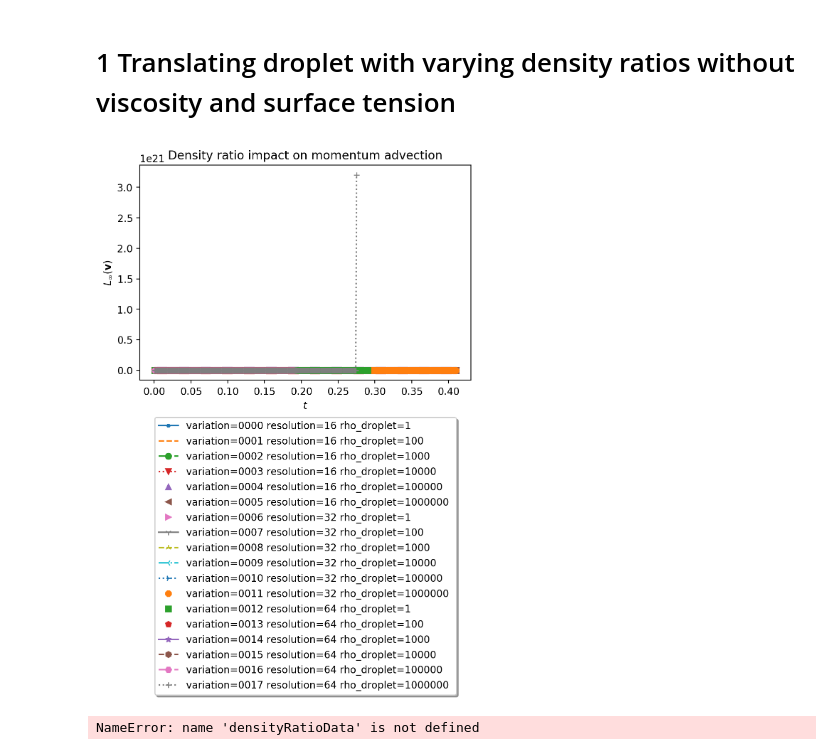
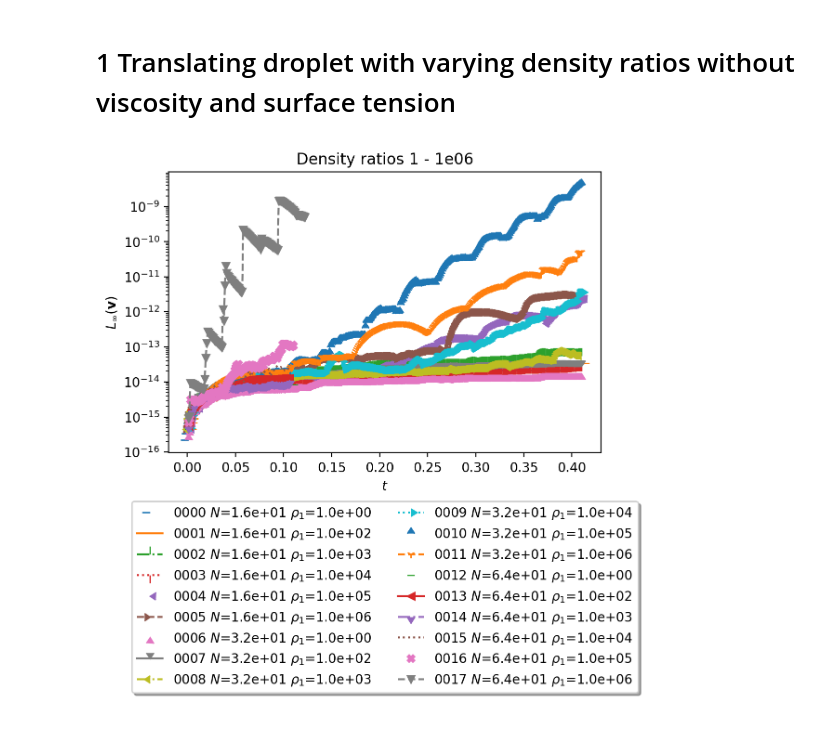
Before and after one commit to CRC-1194/lent, a Jupyter notebook: cases/flow-solution/translating-droplet/three-dimensional/translating-droplet-3D.ipynb, the cells around one changed output. Drawn from its saved outputs; the diff is of its cells as text; code cells hidden in the pictures.

Commit message:
Translating droplet plotting improved

```diff
--- a/cases/flow-solution/translating-droplet/three-dimensional/translating-droplet-3D.ipynb
+++ b/cases/flow-solution/translating-droplet/three-dimensional/translating-droplet-3D.ipynb
@@ -32,20 +33,18 @@ from matplotlib import rcParams
 rcParams["figure.dpi"] = 200
 # %%
 densityRatioAgglom  = datglom.data_agglomerator("densityRatioInfluence.parameter",
-                                                "densityRatioInfluence.parameter_00000_template_copy_block",
+                                                "r7domain-densityRatioInfluence.parameter_00000_template_copy_block",
                                                 "stationaryDropletResults.csv")
 
 densityRatioDframe = densityRatioAgglom.study_dataframe()
 
-columnsDict={"x" : "time", "xsymb" : r"$t$",
-             "y" : "Linf velocity error",
-             "ysymb" : r"$L_\infty(\mathbf{v})$"};
+plotDict={"x" : "time", "xsymb" : r"$t$",
+          "y" : "Linf velocity error",
+          "ysymb" : r"$L_\infty(\mathbf{v})$",
+          "resolution" : r"$N$", "rho_droplet" : r"$\rho_1$",
+          "nu_droplet" : r"$\nu_1$"};
 plot_dframe(densityRatioDframe, densityRatioAgglom,
-            title="Density ratio impact on momentum advection",
-            colDict=columnsDict)
+            title="Density ratios 1 - 1e06",
+            plotDict=plotDict, ncol=2)
 # %% [output]
-[figure, old version]
+[figure, new version]
-# %%
-densityRatioData.loc[16,1000]
-# %% [output]
-NameError: name 'densityRatioData' is not defined
```
Also changed, not shown: parts of 6 cells of this notebook, 1 other file.
